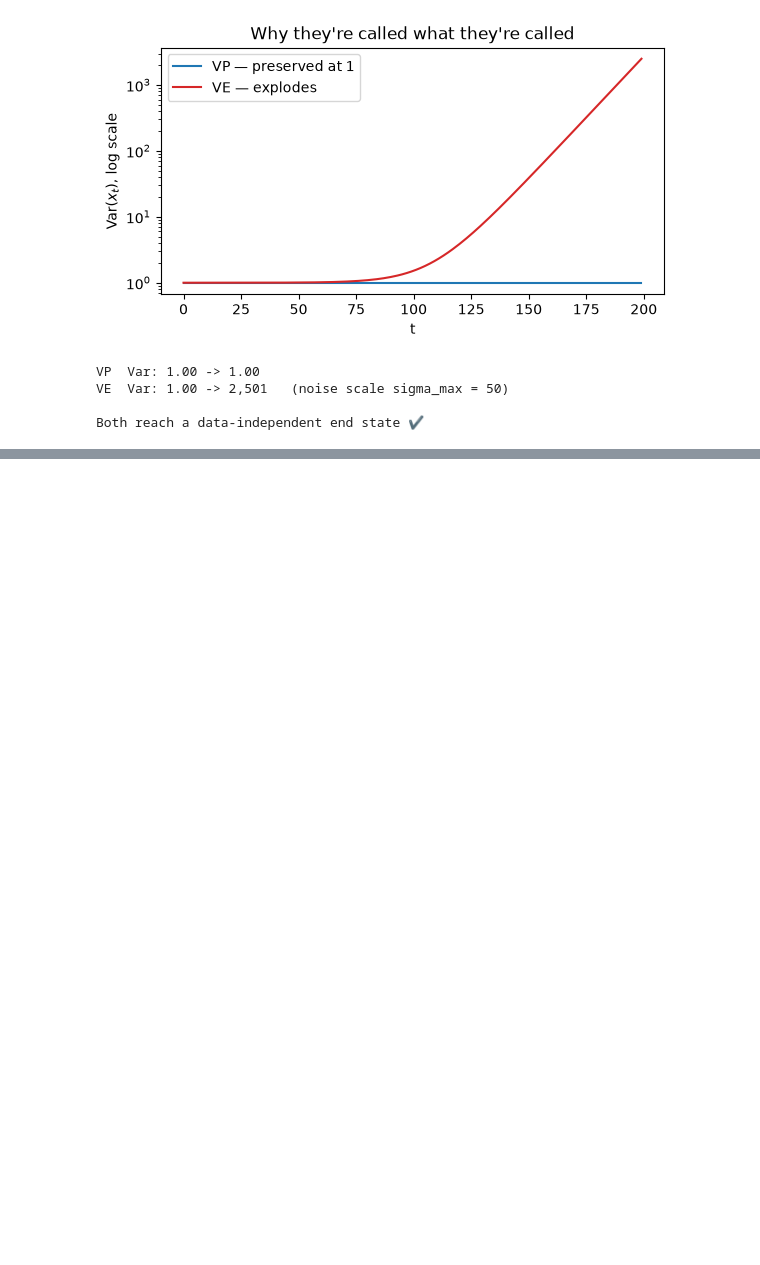
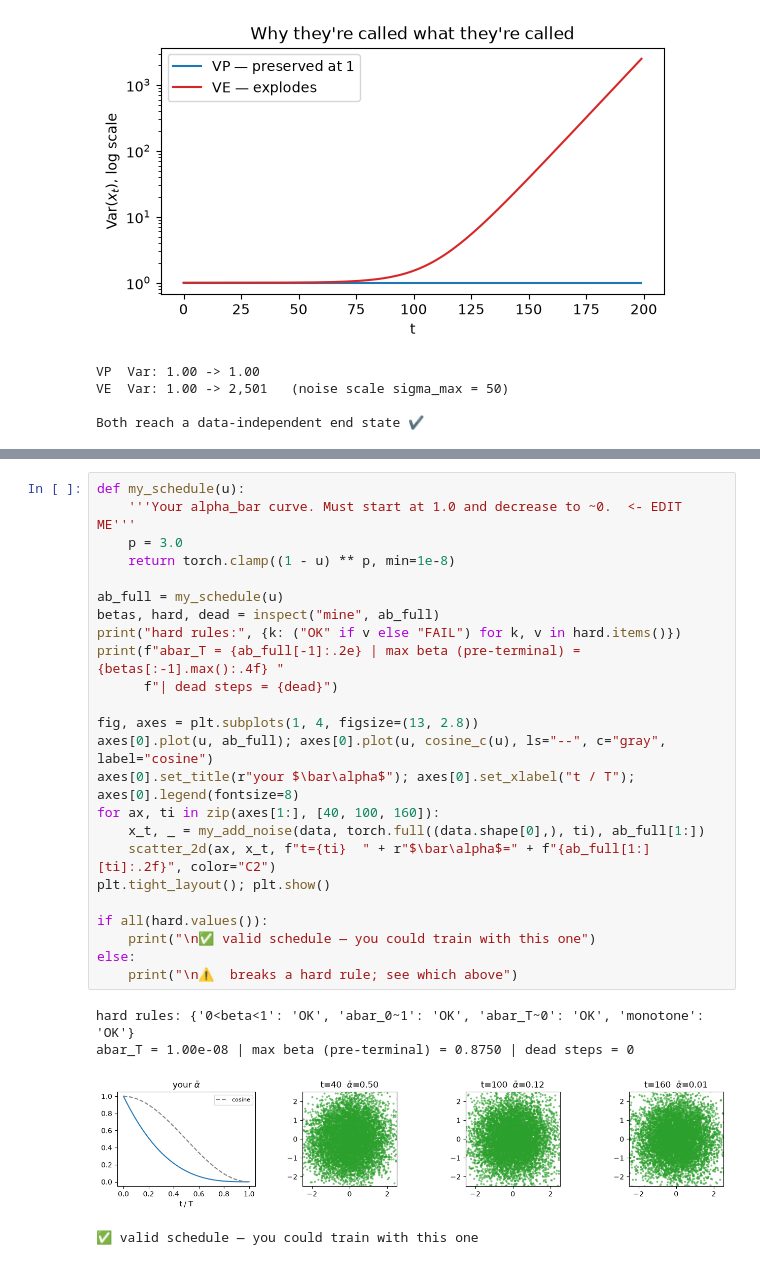
Before and after one commit to maksiksay/nanoDiffusion, a Jupyter notebook: solutions/notebooks/01_forward_process.ipynb, the cells around one changed output, grey strips where cells are left out. Cells and saved outputs as stored; diff of their text form; blank space fills up the shorter version.

```diff
--- a/solutions/notebooks/01_forward_process.ipynb
+++ b/solutions/notebooks/01_forward_process.ipynb
@@ -434,0 +583,29 @@ equation.)
+# %%
+def my_schedule(u):
+    '''Your alpha_bar curve. Must start at 1.0 and decrease to ~0.  <- EDIT ME'''
+    p = 3.0
+    return torch.clamp((1 - u) ** p, min=1e-8)
+
+ab_full = my_schedule(u)
+betas, hard, dead = inspect("mine", ab_full)
+print("hard rules:", {k: ("OK" if v else "FAIL") for k, v in hard.items()})
+print(f"abar_T = {ab_full[-1]:.2e} | max beta (pre-terminal) = {betas[:-1].max():.4f} "
+      f"| dead steps = {dead}")
+
+fig, axes = plt.subplots(1, 4, figsize=(13, 2.8))
+axes[0].plot(u, ab_full); axes[0].plot(u, cosine_c(u), ls="--", c="gray", label="cosine")
+axes[0].set_title(r"your $\bar\alpha$"); axes[0].set_xlabel("t / T"); axes[0].legend(fontsize=8)
+for ax, ti in zip(axes[1:], [40, 100, 160]):
+    x_t, _ = my_add_noise(data, torch.full((data.shape[0],), ti), ab_full[1:])
+    scatter_2d(ax, x_t, f"t={ti}  " + r"$\bar\alpha$=" + f"{ab_full[1:][ti]:.2f}", color="C2")
+plt.tight_layout(); plt.show()
+
+if all(hard.values()):
+    print("\n✅ valid schedule — you could train with this one")
+else:
+    print("\n⚠️  breaks a hard rule; see which above")
+# %% [output]
+hard rules: {'0<beta<1': 'OK', 'abar_0~1': 'OK', 'abar_T~0': 'OK', 'monotone': 'OK'}
+abar_T = 1.00e-08 | max beta (pre-terminal) = 0.8750 | dead steps = 0
+[figure, added]
+✅ valid schedule — you could train with this one
```
Also changed, not shown: parts of 8 cells of this notebook, 3 other files.
